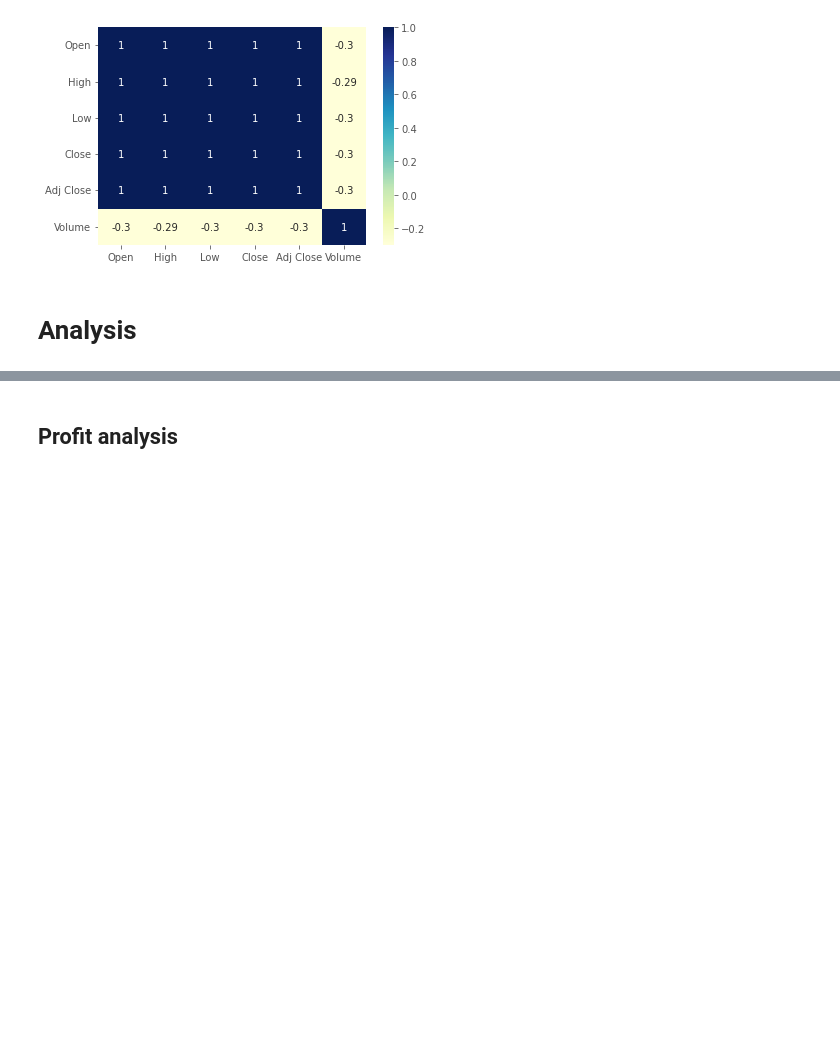
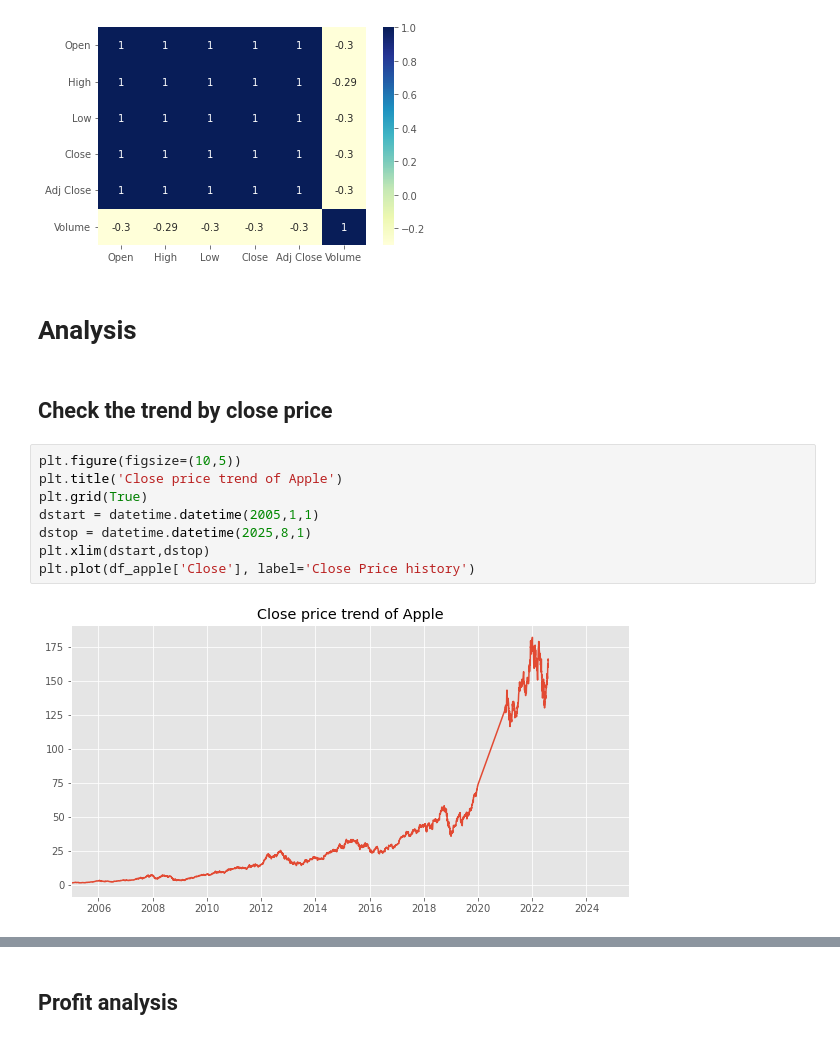
Before and after one commit to Mar3yZhang/UCI-stock-prediction-test, a Jupyter notebook: Group2_FinalProject.ipynb, the cells around one changed output, grey strips where cells are left out. Saved outputs shown, nothing was run; the diff lists cells and outputs as text; blank space fills up the shorter version.

Commit message:
add new plot

```diff
--- a/Group2_FinalProject.ipynb
+++ b/Group2_FinalProject.ipynb
@@ -112,3 +123,15 @@ dataplot=sn.heatmap(df_Microsoft.corr(),cmap='YlGnBu',annot=True)
 [figure]
 # %% [markdown]
 # Analysis
+# %% [markdown]
+## Check the trend by close price
+# %%
+plt.figure(figsize=(10,5))
+plt.title('Close price trend of Apple')
+plt.grid(True)
+dstart = datetime.datetime(2005,1,1)
+dstop = datetime.datetime(2025,8,1)
+plt.xlim(dstart,dstop)
+plt.plot(df_apple['Close'], label='Close Price history')
+# %% [output]
+[figure, added]
```
Also changed, not shown: parts of 18 cells of this notebook, 10 other files.
